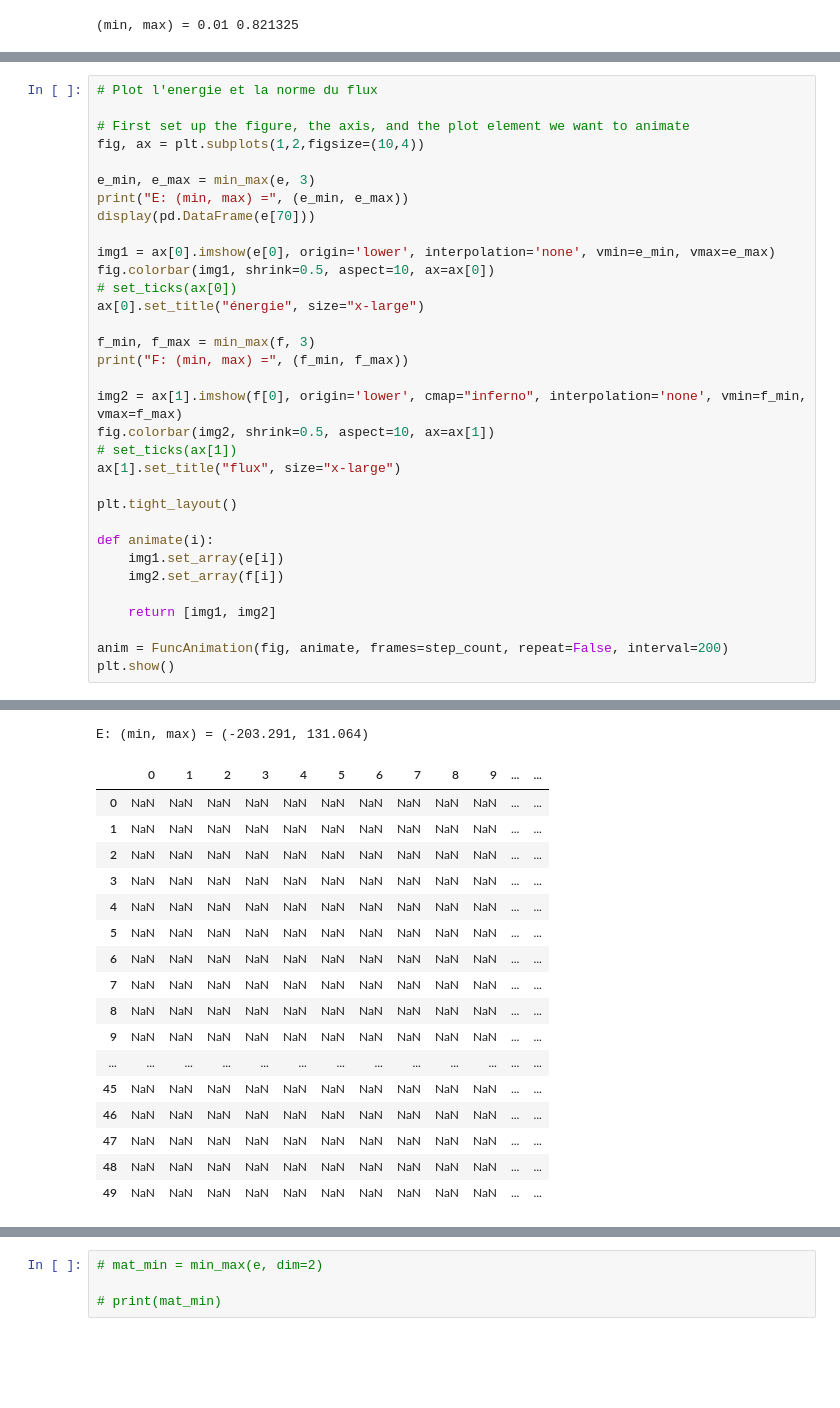
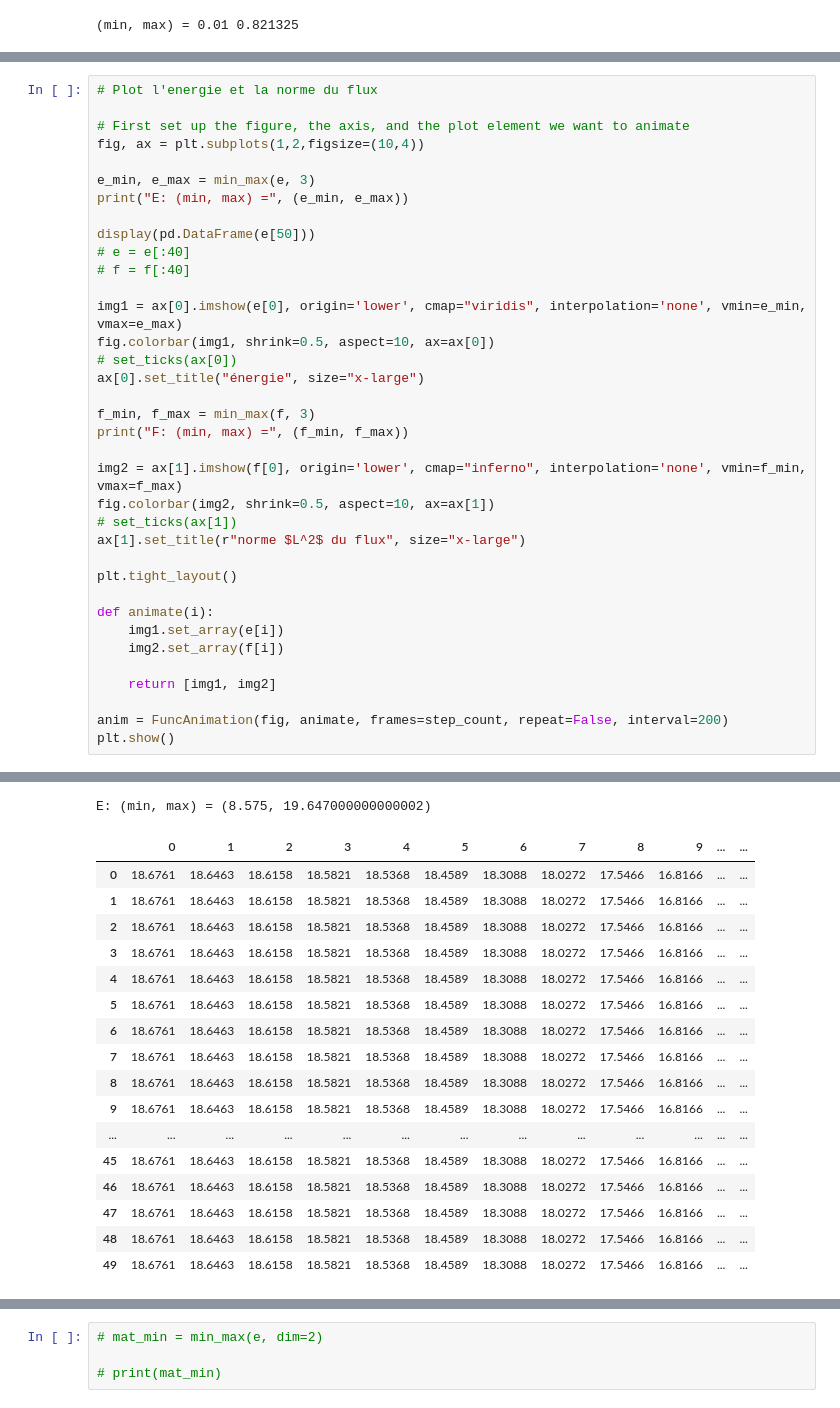
Before and after one commit to ddrous/projet-inverse-2d, a Jupyter notebook: src/notebook/visualisation_2d.ipynb, the cells around one changed output, grey strips where cells are left out. Drawn from its saved outputs; the diff is of its cells as text; blank space fills up the shorter version.

```diff
--- a/src/notebook/visualisation_2d.ipynb
+++ b/src/notebook/visualisation_2d.ipynb
@@ -109,51 +109,54 @@ display(df[:5])
 fig, ax = plt.subplots(1,2,figsize=(10,4))
 
 e_min, e_max = min_max(e, 3)
 print("E: (min, max) =", (e_min, e_max))
-display(pd.DataFrame(e[70]))
 
-img1 = ax[0].imshow(e[0], origin='lower', interpolation='none', vmin=e_min, vmax=e_max)
+display(pd.DataFrame(e[50]))
+# e = e[:40]
+# f = f[:40]
+
+img1 = ax[0].imshow(e[0], origin='lower', cmap="viridis", interpolation='none', vmin=e_min, vmax=e_max)
 fig.colorbar(img1, shrink=0.5, aspect=10, ax=ax[0])
 # set_ticks(ax[0])
 ax[0].set_title("énergie", size="x-large")
 
 f_min, f_max = min_max(f, 3)
 print("F: (min, max) =", (f_min, f_max))
 
 img2 = ax[1].imshow(f[0], origin='lower', cmap="inferno", interpolation='none', vmin=f_min, vmax=f_max)
 fig.colorbar(img2, shrink=0.5, aspect=10, ax=ax[1])
 # set_ticks(ax[1])
-ax[1].set_title("flux", size="x-large")
+ax[1].set_title(r"norme $L^2$ du flux", size="x-large")
 
 plt.tight_layout()
 
 def animate(i):
     img1.set_array(e[i])
     img2.set_array(f[i])
 
     return [img1, img2]
 
 anim = FuncAnimation(fig, animate, frames=step_count, repeat=False, interval=200)
 plt.show()
 # %% [output]
 [interactive output not drawn]
 [interactive output not drawn]
-E: (min, max) = (-203.291, 131.064)
+E: (min, max) = (8.575, 19.647000000000002)
 |  | 0 | 1 | 2 | 3 | 4 | 5 | 6 | 7 | 8 | 9 | ... | ... |
-| 0 | NaN | NaN | NaN | NaN | NaN | NaN | NaN | NaN | NaN | NaN | ... | ... |
-| 1 | NaN | NaN | NaN | NaN | NaN | NaN | NaN | NaN | NaN | NaN | ... | ... |
-| 2 | NaN | NaN | NaN | NaN | NaN | NaN | NaN | NaN | NaN | NaN | ... | ... |
-| 3 | NaN | NaN | NaN | NaN | NaN | NaN | NaN | NaN | NaN | NaN | ... | ... |
-| 4 | NaN | NaN | NaN | NaN | NaN | NaN | NaN | NaN | NaN | NaN | ... | ... |
-| 5 | NaN | NaN | NaN | NaN | NaN | NaN | NaN | NaN | NaN | NaN | ... | ... |
-| 6 | NaN | NaN | NaN | NaN | NaN | NaN | NaN | NaN | NaN | NaN | ... | ... |
-| 7 | NaN | NaN | NaN | NaN | NaN | NaN | NaN | NaN | NaN | NaN | ... | ... |
-| 8 | NaN | NaN | NaN | NaN | NaN | NaN | NaN | NaN | NaN | NaN | ... | ... |
-| 9 | NaN | NaN | NaN | NaN | NaN | NaN | NaN | NaN | NaN | NaN | ... | ... |
+| 0 | 18.6761 | 18.6463 | 18.6158 | 18.5821 | 18.5368 | 18.4589 | 18.3088 | 18.0272 | 17.5466 | 16.8166 | ... | ... |
+| 1 | 18.6761 | 18.6463 | 18.6158 | 18.5821 | 18.5368 | 18.4589 | 18.3088 | 18.0272 | 17.5466 | 16.8166 | ... | ... |
+| 2 | 18.6761 | 18.6463 | 18.6158 | 18.5821 | 18.5368 | 18.4589 | 18.3088 | 18.0272 | 17.5466 | 16.8166 | ... | ... |
+| 3 | 18.6761 | 18.6463 | 18.6158 | 18.5821 | 18.5368 | 18.4589 | 18.3088 | 18.0272 | 17.5466 | 16.8166 | ... | ... |
+| 4 | 18.6761 | 18.6463 | 18.6158 | 18.5821 | 18.5368 | 18.4589 | 18.3088 | 18.0272 | 17.5466 | 16.8166 | ... | ... |
+| 5 | 18.6761 | 18.6463 | 18.6158 | 18.5821 | 18.5368 | 18.4589 | 18.3088 | 18.0272 | 17.5466 | 16.8166 | ... | ... |
+| 6 | 18.6761 | 18.6463 | 18.6158 | 18.5821 | 18.5368 | 18.4589 | 18.3088 | 18.0272 | 17.5466 | 16.8166 | ... | ... |
+| 7 | 18.6761 | 18.6463 | 18.6158 | 18.5821 | 18.5368 | 18.4589 | 18.3088 | 18.0272 | 17.5466 | 16.8166 | ... | ... |
+| 8 | 18.6761 | 18.6463 | 18.6158 | 18.5821 | 18.5368 | 18.4589 | 18.3088 | 18.0272 | 17.5466 | 16.8166 | ... | ... |
+| 9 | 18.6761 | 18.6463 | 18.6158 | 18.5821 | 18.5368 | 18.4589 | 18.3088 | 18.0272 | 17.5466 | 16.8166 | ... | ... |
 | ... | ... | ... | ... | ... | ... | ... | ... | ... | ... | ... | ... | ... |
-| 45 | NaN | NaN | NaN | NaN | NaN | NaN | NaN | NaN | NaN | NaN | ... | ... |
-| 46 | NaN | NaN | NaN | NaN | NaN | NaN | NaN | NaN | NaN | NaN | ... | ... |
-| 47 | NaN | NaN | NaN | NaN | NaN | NaN | NaN | NaN | NaN | NaN | ... | ... |
-| 48 | NaN | NaN | NaN | NaN | NaN | NaN | NaN | NaN | NaN | NaN | ... | ... |
-| 49 | NaN | NaN | NaN | NaN | NaN | NaN | NaN | NaN | NaN | NaN | ... | ... |
+| 45 | 18.6761 | 18.6463 | 18.6158 | 18.5821 | 18.5368 | 18.4589 | 18.3088 | 18.0272 | 17.5466 | 16.8166 | ... | ... |
+| 46 | 18.6761 | 18.6463 | 18.6158 | 18.5821 | 18.5368 | 18.4589 | 18.3088 | 18.0272 | 17.5466 | 16.8166 | ... | ... |
+| 47 | 18.6761 | 18.6463 | 18.6158 | 18.5821 | 18.5368 | 18.4589 | 18.3088 | 18.0272 | 17.5466 | 16.8166 | ... | ... |
+| 48 | 18.6761 | 18.6463 | 18.6158 | 18.5821 | 18.5368 | 18.4589 | 18.3088 | 18.0272 | 17.5466 | 16.8166 | ... | ... |
+| 49 | 18.6761 | 18.6463 | 18.6158 | 18.5821 | 18.5368 | 18.4589 | 18.3088 | 18.0272 | 17.5466 | 16.8166 | ... | ... |
 50 rows × 50 columns
```
Also changed, not shown: parts of 4 cells of this notebook, 6 other files.
